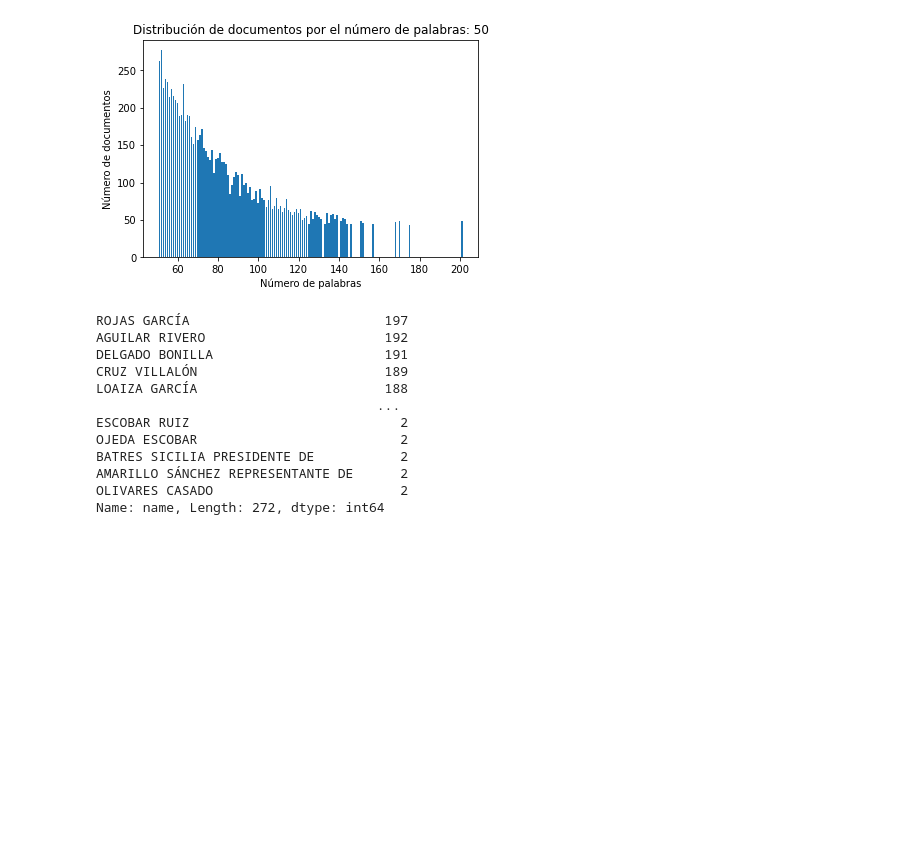
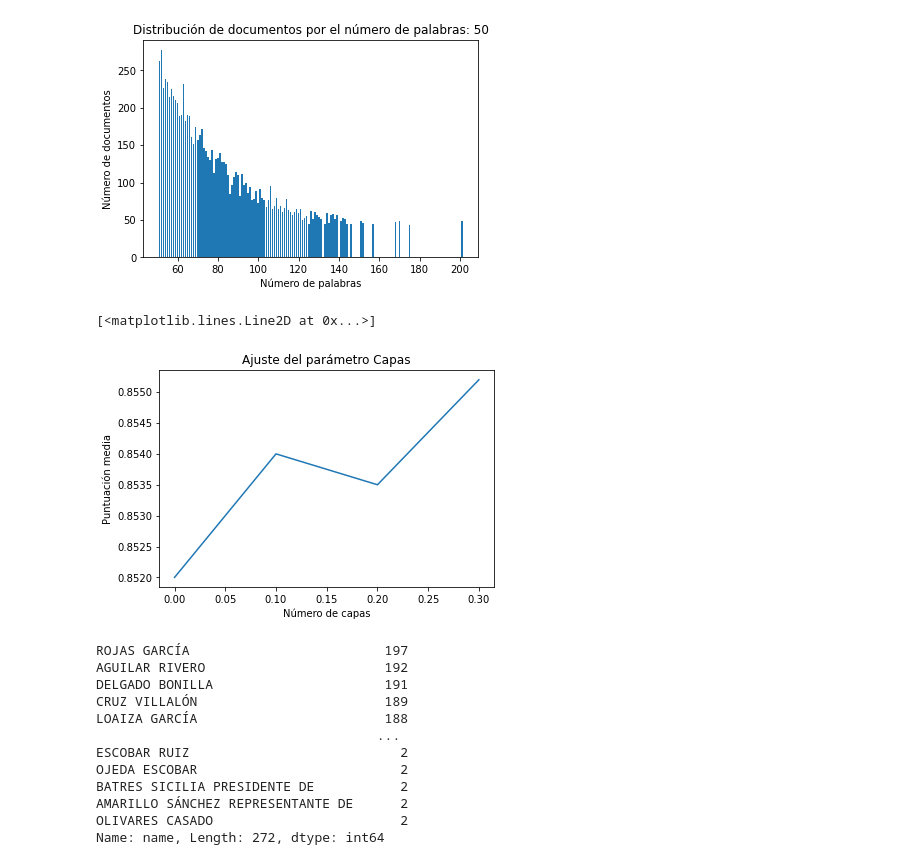
Before and after one commit to rojo1997/Authorship, a Jupyter notebook: src/Untitled.ipynb, the cells around one changed output. Saved outputs shown, nothing was run; the diff lists cells and outputs as text; code cells hidden in the pictures; blank space fills up the shorter version.

```diff
--- a/src/Untitled.ipynb
+++ b/src/Untitled.ipynb
@@ -54,6 +69,17 @@ ax.bar(x,y)
 # %% [output]
 <BarContainer object of 100 artists>
 [figure]
+# %%
+x = [0.0,0.1,0.2,0.3]
+y = [0.852,0.854,0.8535,0.8552]
+fig, ax = plt.subplots()
+plt.xlabel('Número de capas')
+plt.ylabel('Puntuación media')
+plt.title('Ajuste del parámetro Capas')
+ax.plot(x,y)
+# %% [output]
+[<matplotlib.lines.Line2D at 0x...>]
+[figure, added]
 # %%
 A = df['name'].value_counts().head(25)
 x = A.index.values
```
Also changed, not shown: parts of 3 cells of this notebook, 16 other files.
